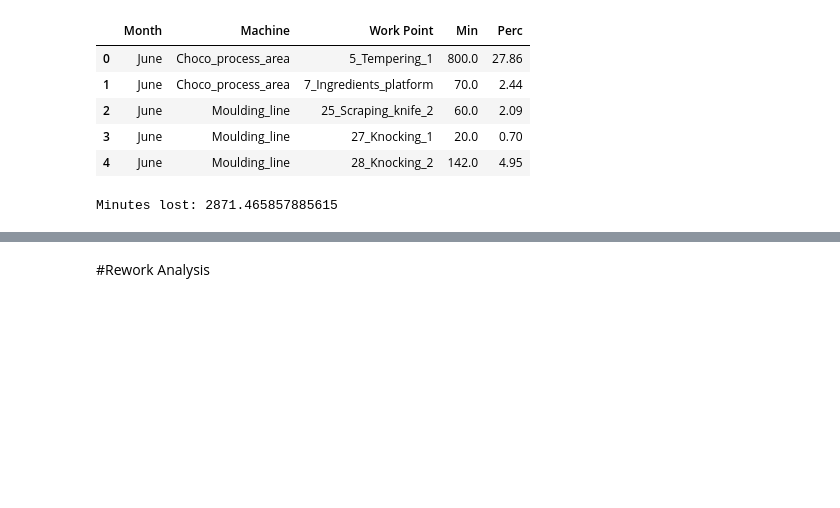
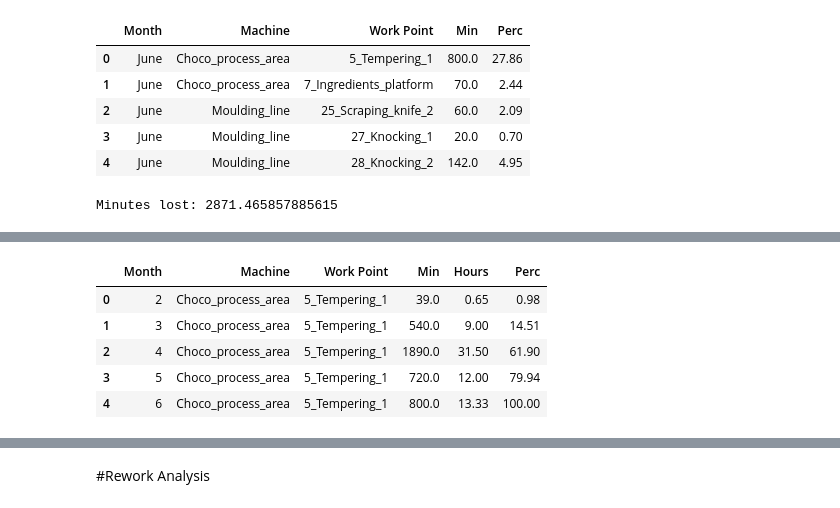
Before and after one commit to gabrielborja/python_data_analysis, a Jupyter notebook: production_analysis.ipynb, the cells around one changed output, grey strips where cells are left out. Saved outputs shown, nothing was run; the diff lists cells and outputs as text; code cells hidden in the pictures; blank space fills up the shorter version.

```diff
--- a/production_analysis.ipynb
+++ b/production_analysis.ipynb
@@ -720,0 +804,13 @@ files.download('2021_06_j4_losses.xlsx')
+# %%
+#Groupying by machine and workpoint and computing percentage column
+group_a = hist_a.groupby(['Month', 'Machine', 'Work Point']).agg({'Min':'sum'}).reset_index()
+group_a = group_a.assign(Hours = lambda x: round((x['Min']/60), 2),
+                         Perc = lambda x: round((x['Min'].cumsum()/x['Min'].sum())*100, 2))
+group_a.head()
+# %% [output]
+|  | Month | Machine | Work Point | Min | Hours | Perc |
+| 0 | 2 | Choco_process_area | 5_Tempering_1 | 39.0 | 0.65 | 0.98 |
+| 1 | 3 | Choco_process_area | 5_Tempering_1 | 540.0 | 9.00 | 14.51 |
+| 2 | 4 | Choco_process_area | 5_Tempering_1 | 1890.0 | 31.50 | 61.90 |
+| 3 | 5 | Choco_process_area | 5_Tempering_1 | 720.0 | 12.00 | 79.94 |
+| 4 | 6 | Choco_process_area | 5_Tempering_1 | 800.0 | 13.33 | 100.00 |
```
Also changed, not shown: parts of 15 cells of this notebook.
